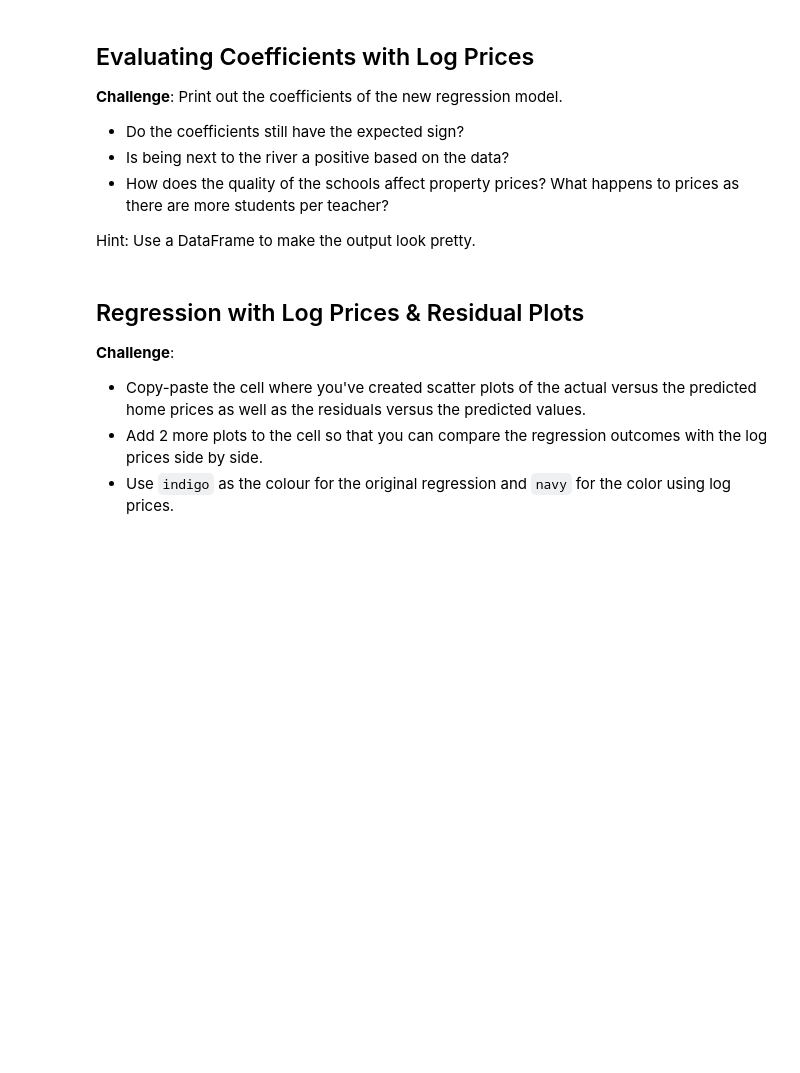
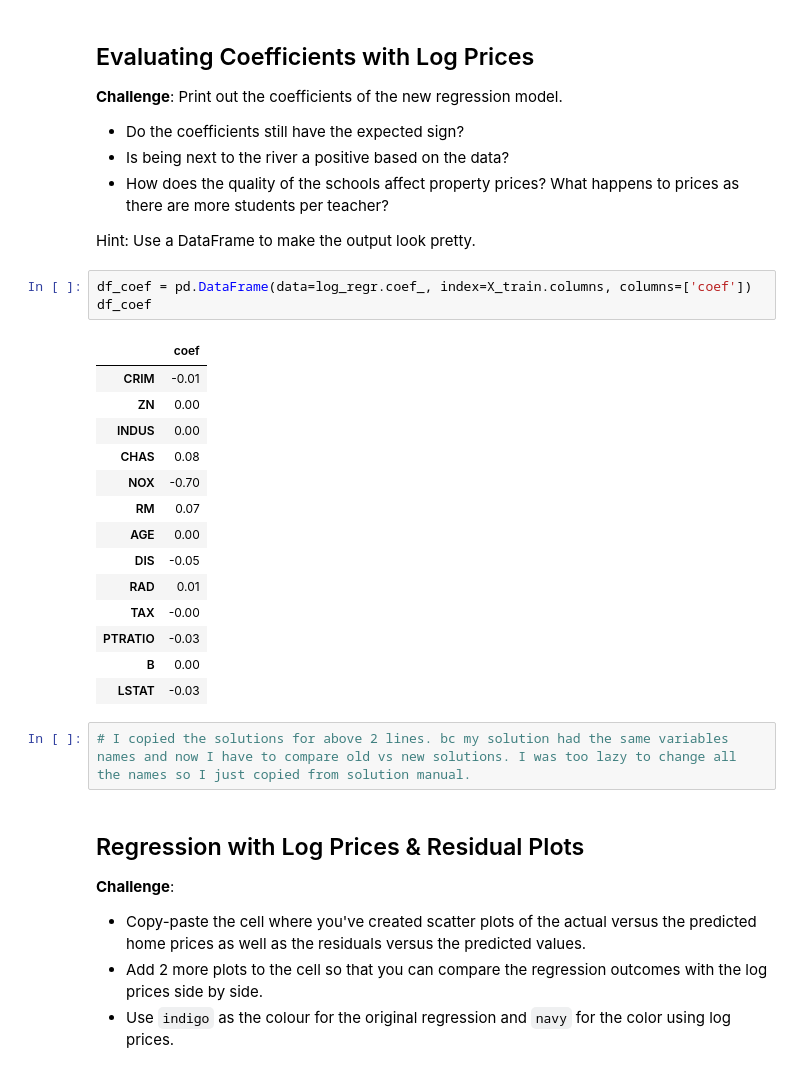
Before and after one commit to halilcodes/house-price-predictor, a Jupyter notebook: Multivariable_Regression_and_Valuation_Model_(start).ipynb, the cells around one changed output. Drawn from its saved outputs; the diff is of its cells as text; blank space fills up the shorter version.

```diff
--- a/Multivariable_Regression_and_Valuation_Model_(start).ipynb
+++ b/Multivariable_Regression_and_Valuation_Model_(start).ipynb
@@ -672,6 +686,26 @@ X_train, X_test, y_train, y_test = train_test_split(target, features, random_sta
 * How does the quality of the schools affect property prices? What happens to prices as there are more students per teacher?
 
 Hint: Use a DataFrame to make the output look pretty.
+# %%
+df_coef = pd.DataFrame(data=log_regr.coef_, index=X_train.columns, columns=['coef'])
+df_coef
+# %% [output]
+|  | coef |
+| CRIM | -0.01 |
+| ZN | 0.00 |
+| INDUS | 0.00 |
+| CHAS | 0.08 |
+| NOX | -0.70 |
+| RM | 0.07 |
+| AGE | 0.00 |
+| DIS | -0.05 |
+| RAD | 0.01 |
+| TAX | -0.00 |
+| PTRATIO | -0.03 |
+| B | 0.00 |
+| LSTAT | -0.03 |
+# %%
+# I copied the solutions for above 2 lines. bc my solution had the same variables names and now I have to compare old vs new solutions. I was too lazy to change all the names so I just copied from solution manual.
 # %% [markdown]
 ## Regression with Log Prices & Residual Plots
 
```
Also changed, not shown: parts of 11 cells of this notebook.
